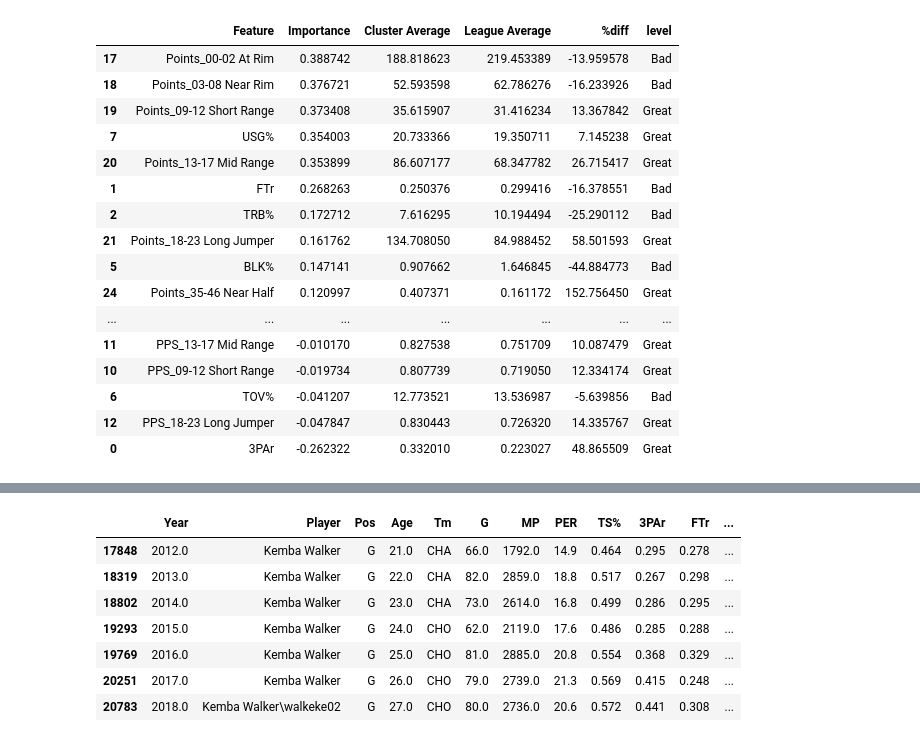
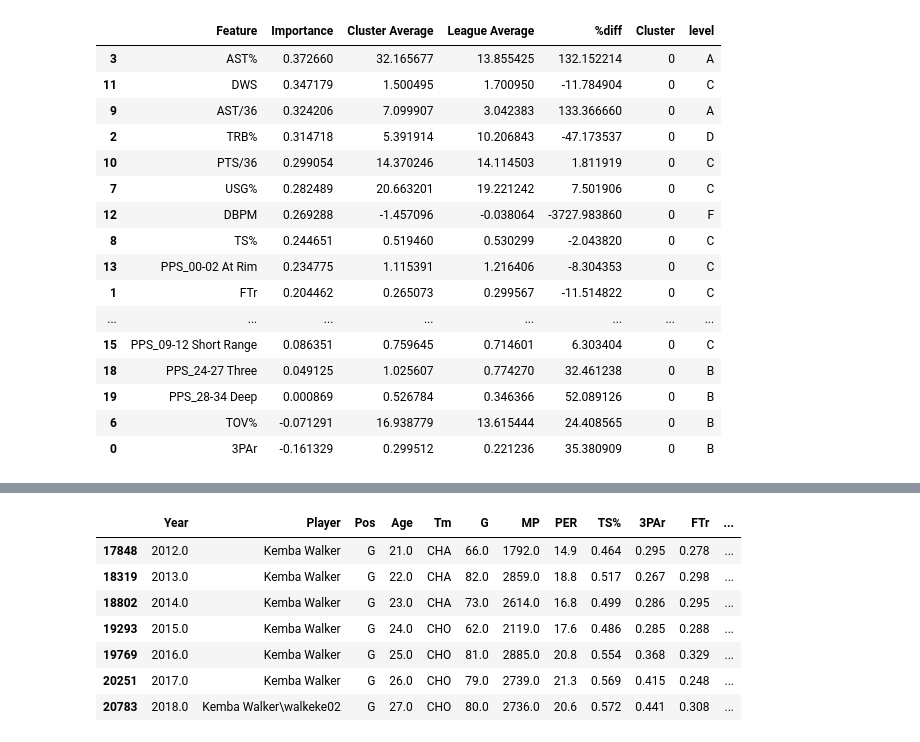
Before and after one commit to kfw322/BBallStatsNerd, a Jupyter notebook: Classifications.ipynb, the cells around one changed output, grey strips where cells are left out. Saved outputs shown, nothing was run; the diff lists cells and outputs as text; code cells hidden in the pictures.

```diff
--- a/Classifications.ipynb
+++ b/Classifications.ipynb
@@ -59,0 +44,4 @@ Cumulative Explained Variance: 0.3329007214848214
+# %%
+for stat in ["TRB","AST","STL","BLK","TOV","PF","PTS"]:
+    modern_data[str(stat+"/36")] = modern_data[stat] / (modern_data["MP"]/36)
+modern_data
@@ -59,0 +67,10 @@ Cumulative Explained Variance: 0.3329007214848214
+# %%
+X = modern_data[["3PAr", "FTr", "TRB%", "AST%", "STL%", "BLK%", "TOV%", "USG%", "TS%", "AST/36", "PTS/36", "DWS", "DBPM","PPS_00-02 At Rim","PPS_03-08 Near Rim","PPS_09-12 Short Range","PPS_13-17 Mid Range","PPS_18-23 Long Jumper","PPS_24-27 Three","PPS_28-34 Deep"]]#[["PPS_00-02 At Rim","PPS_03-08 Near Rim","PPS_09-12 Short Range","PPS_13-17 Mid Range","PPS_18-23 Long Jumper","PPS_24-27 Three","PPS_28-34 Deep","PPS_35-46 Near Half","TRB/36", "AST/36", "STL/36", "BLK/36", "PTS/36", "OWS", "DWS", "OBPM", "DBPM", "3PAr", "FTr", "TRB%", "AST%", "STL%", "BLK%", "TOV%", "USG%"]]
+y = modern_data["Pos"]
+
+scaler = StandardScaler()
+X_scaled = scaler.fit_transform(X)
+pca = PCA(n_components=2)
+pca.fit(X_scaled)
+X_pca = pca.transform(X_scaled)
+print("Cumulative Explained Variance:", pca.explained_variance_ratio_.sum())
@@ -60,5 +79,5 @@ Cumulative Explained Variance: 0.3329007214848214
 # %%
-LDA = LinearDiscriminantAnalysis(n_components=2, solver='eigen', shrinkage="auto")
+LDA = LinearDiscriminantAnalysis(n_components=2, solver='eigen')
 LDA_reduced_df = LDA.fit(X_scaled,y).transform(X_scaled)
 LDA.score(X_scaled,y)
 # %% [output]
@@ -68,12 +87,12 @@ def kmeans(reduced_data, n_clusters):
     """
     performs kmeans clustering and returns labels, centroids, inertia, and silhouette score
     """
-    kmeans = KMeans(n_clusters=n_clusters, random_state=2)
+    kmeans = KMeans(n_clusters=n_clusters)
     kmeans = kmeans.fit(reduced_data)
     labels = kmeans.labels_
     centroids = kmeans.cluster_centers_
     inertia = kmeans.inertia_
-    sil_score = metrics.silhouette_score(reduced_data, kmeans.labels_, metric='euclidean')
+    sil_score = metrics.silhouette_score(reduced_data, kmeans.labels_, metric='sqeuclidean')
 
     data_dictionary = {
         "labels": labels,
@@ -98,5 +117,5 @@ def find_best_cluster(data,a,b):
     plt.plot(range(a,b), scores)
     plt.title("""Measuring Silhouette Score to Find Best Cluster""")
     print("best silhouette score:", np.max(scores))
-find_best_cluster(LDA_reduced_df,3,15)
+find_best_cluster(LDA_reduced_df,7,15)
 # %% [output]
@@ -167,46 +186,47 @@ def feature_importance(cluster_data, league_data):
 
     return features
 # %%
-i = 2
+i = 0
 mask = (modern_data['Cluster'] == i)
 
-cluster_data = modern_data[mask][["3PAr", "FTr", "TRB%", "AST%", "STL%", "BLK%", "TOV%", "USG%", "PPS_00-02 At Rim","PPS_03-08 Near Rim","PPS_09-12 Short Range","PPS_13-17 Mid Range","PPS_18-23 Long Jumper","PPS_24-27 Three","PPS_28-34 Deep","PPS_35-46 Near Half","PPS_47-94 Backcourt","Points_00-02 At Rim","Points_03-08 Near Rim","Points_09-12 Short Range","Points_13-17 Mid Range","Points_18-23 Long Jumper","Points_24-27 Three","Points_28-34 Deep","Points_35-46 Near Half","Points_47-94 Backcourt"]]
-league_data = modern_data[["3PAr", "FTr", "TRB%", "AST%", "STL%", "BLK%", "TOV%", "USG%", "PPS_00-02 At Rim","PPS_03-08 Near Rim","PPS_09-12 Short Range","PPS_13-17 Mid Range","PPS_18-23 Long Jumper","PPS_24-27 Three","PPS_28-34 Deep","PPS_35-46 Near Half","PPS_47-94 Backcourt","Points_00-02 At Rim","Points_03-08 Near Rim","Points_09-12 Short Range","Points_13-17 Mid Range","Points_18-23 Long Jumper","Points_24-27 Three","Points_28-34 Deep","Points_35-46 Near Half","Points_47-94 Backcourt"]]
+cluster_data = modern_data[mask][["3PAr", "FTr", "TRB%", "AST%", "STL%", "BLK%", "TOV%", "USG%", "TS%", "AST/36", "PTS/36", "DWS", "DBPM","PPS_00-02 At Rim","PPS_03-08 Near Rim","PPS_09-12 Short Range","PPS_13-17 Mid Range","PPS_18-23 Long Jumper","PPS_24-27 Three","PPS_28-34 Deep"]]
+league_data = modern_data[["3PAr", "FTr", "TRB%", "AST%", "STL%", "BLK%", "TOV%", "USG%", "TS%", "AST/36", "PTS/36", "DWS", "DBPM","PPS_00-02 At Rim","PPS_03-08 Near Rim","PPS_09-12 Short Range","PPS_13-17 Mid Range","PPS_18-23 Long Jumper","PPS_24-27 Three","PPS_28-34 Deep"]]
 
 scaler = StandardScaler()
 scaled_data = scaler.fit_transform(cluster_data)
 
 pca = PCA(n_components=2)
 PCA_reduced_df = pca.fit(scaled_data).transform(scaled_data)
 
 npmc = np.mean(cluster_data)
 npml = np.mean(league_data)
 
 features = pd.DataFrame(list(zip(cluster_data.columns, pca.components_[0], npmc, npml)), columns=['Feature', 'Importance', 'Cluster Average', 'League Average']).sort_values('Importance', ascending=False)#.head(10)
-features["%diff"] = (features["Cluster Average"]-features["League Average"])/features["League Average"] *100
+features["%diff"] = (features["Cluster Average"]-features["League Average"])/abs(features["League Average"]) *100
+features["Cluster"] = i
+features["level"] = np.where((features["%diff"] < -70), "F",
+                             np.where((features["%diff"] < -20), "D",
+                             np.where((features["%diff"] < 20), "C",
+                             np.where((features["%diff"] < 70), "B",
+                             "A"
+                            ))))
 
-features["level"] = np.where((features["%diff"] < -.7), "Bad",
-                             np.where((features["%diff"] < -.2), "Subpar",
-                             np.where((features["%diff"] < .2), "Neutral",
-                             np.where((features["%diff"] < .7), "Above par",
-                             "Great"
-                            ))))
 features
 # %% [output]
-|  | Feature | Importance | Cluster Average | League Average | %diff | level |
-| 17 | Points_00-02 At Rim | 0.388742 | 188.818623 | 219.453389 | -13.959578 | Bad |
-| 18 | Points_03-08 Near Rim | 0.376721 | 52.593598 | 62.786276 | -16.233926 | Bad |
-| 19 | Points_09-12 Short Range | 0.373408 | 35.615907 | 31.416234 | 13.367842 | Great |
-| 7 | USG% | 0.354003 | 20.733366 | 19.350711 | 7.145238 | Great |
-| 20 | Points_13-17 Mid Range | 0.353899 | 86.607177 | 68.347782 | 26.715417 | Great |
-| 1 | FTr | 0.268263 | 0.250376 | 0.299416 | -16.378551 | Bad |
-| 2 | TRB% | 0.172712 | 7.616295 | 10.194494 | -25.290112 | Bad |
-| 21 | Points_18-23 Long Jumper | 0.161762 | 134.708050 | 84.988452 | 58.501593 | Great |
-| 5 | BLK% | 0.147141 | 0.907662 | 1.646845 | -44.884773 | Bad |
-| 24 | Points_35-46 Near Half | 0.120997 | 0.407371 | 0.161172 | 152.756450 | Great |
-| ... | ... | ... | ... | ... | ... | ... |
-| 11 | PPS_13-17 Mid Range | -0.010170 | 0.827538 | 0.751709 | 10.087479 | Great |
-| 10 | PPS_09-12 Short Range | -0.019734 | 0.807739 | 0.719050 | 12.334174 | Great |
-| 6 | TOV% | -0.041207 | 12.773521 | 13.536987 | -5.639856 | Bad |
-| 12 | PPS_18-23 Long Jumper | -0.047847 | 0.830443 | 0.726320 | 14.335767 | Great |
-| 0 | 3PAr | -0.262322 | 0.332010 | 0.223027 | 48.865509 | Great |
+|  | Feature | Importance | Cluster Average | League Average | %diff | Cluster | level |
+| 3 | AST% | 0.372660 | 32.165677 | 13.855425 | 132.152214 | 0 | A |
+| 11 | DWS | 0.347179 | 1.500495 | 1.700950 | -11.784904 | 0 | C |
+| 9 | AST/36 | 0.324206 | 7.099907 | 3.042383 | 133.366660 | 0 | A |
+| 2 | TRB% | 0.314718 | 5.391914 | 10.206843 | -47.173537 | 0 | D |
+| 10 | PTS/36 | 0.299054 | 14.370246 | 14.114503 | 1.811919 | 0 | C |
+| 7 | USG% | 0.282489 | 20.663201 | 19.221242 | 7.501906 | 0 | C |
+| 12 | DBPM | 0.269288 | -1.457096 | -0.038064 | -3727.983860 | 0 | F |
+| 8 | TS% | 0.244651 | 0.519460 | 0.530299 | -2.043820 | 0 | C |
+| 13 | PPS_00-02 At Rim | 0.234775 | 1.115391 | 1.216406 | -8.304353 | 0 | C |
+| 1 | FTr | 0.204462 | 0.265073 | 0.299567 | -11.514822 | 0 | C |
+| ... | ... | ... | ... | ... | ... | ... | ... |
+| 15 | PPS_09-12 Short Range | 0.086351 | 0.759645 | 0.714601 | 6.303404 | 0 | C |
+| 18 | PPS_24-27 Three | 0.049125 | 1.025607 | 0.774270 | 32.461238 | 0 | B |
+| 19 | PPS_28-34 Deep | 0.000869 | 0.526784 | 0.346366 | 52.089126 | 0 | B |
+| 6 | TOV% | -0.071291 | 16.938779 | 13.615444 | 24.408565 | 0 | B |
+| 0 | 3PAr | -0.161329 | 0.299512 | 0.221236 | 35.380909 | 0 | B |
```
Also changed, not shown: parts of 11 cells of this notebook, 1 other file.
